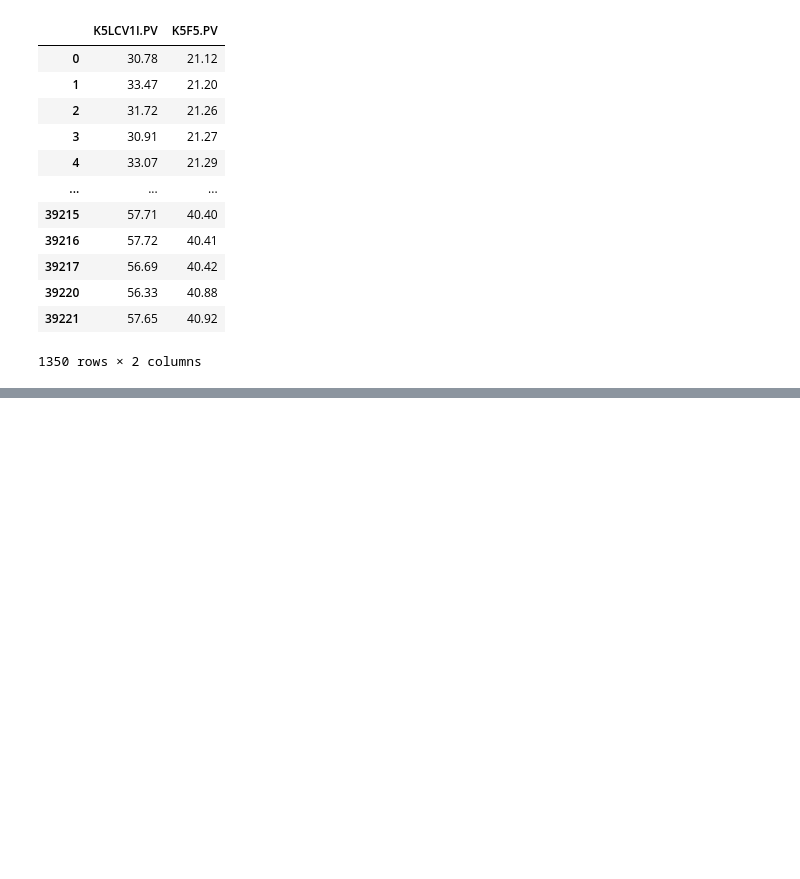
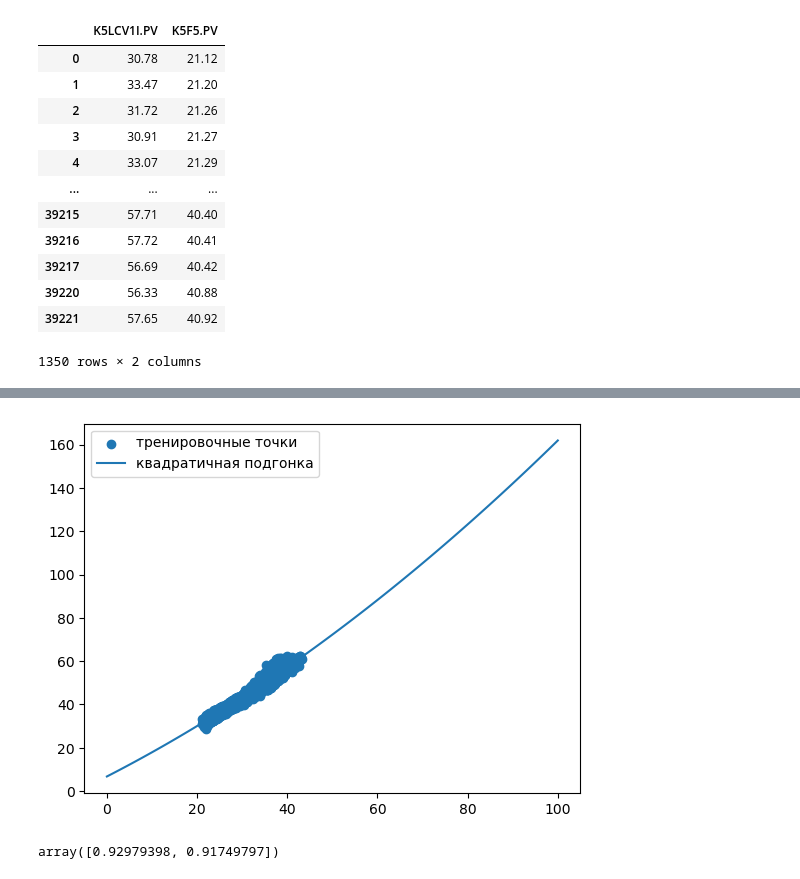
Before and after one commit to Graf35/energy-simulator, a Jupyter notebook: models/training_script/K5F5.ipynb, the cells around one changed output, grey strips where cells are left out. Saved outputs shown, nothing was run; the diff lists cells and outputs as text; code cells hidden in the pictures; blank space fills up the shorter version.

```diff
--- a/models/training_script/K5F5.ipynb
+++ b/models/training_script/K5F5.ipynb
@@ -197,0 +210,15 @@ array([[28.14361028]])
+# %%
+pr_auto = LinearRegression() # Линейная регрессия
+quadratic = PolynomialFeatures(degree=2)
+y_quad = quadratic.fit_transform(y_train)       # Преобразуем данные
+pr_auto.fit(y_quad, X_train) # Обучаем полиномиальную регрессию
+y_pr = pr.predict(quadratic.fit_transform(task)) # Предсказываем y для полиномиальной регрессии
+
+plt.scatter(y, x, label = 'тренировочные точки')
+plt.plot(task, y_pr, label = 'квадратичная подгонка')
+plt.legend(loc='upper left')
+plt.show()
+cross_val_score(pr_auto, y_test, X_test, cv=2)
+# %% [output]
+[figure, added]
+array([0.92979398, 0.91749797])
```
Also changed, not shown: parts of 16 cells of this notebook, 5 other files.
